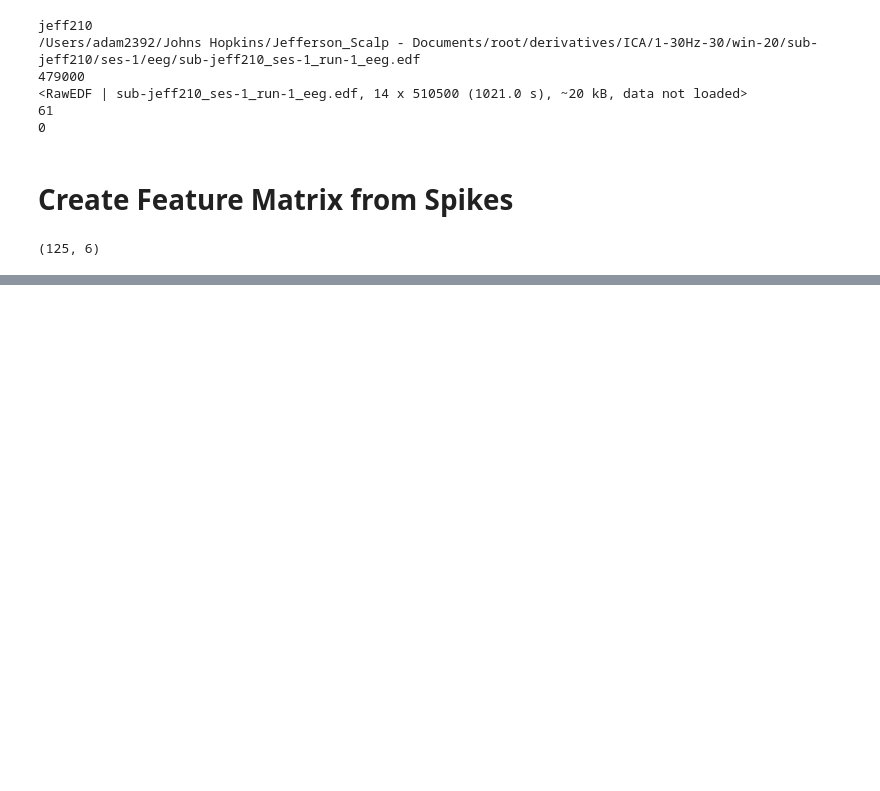
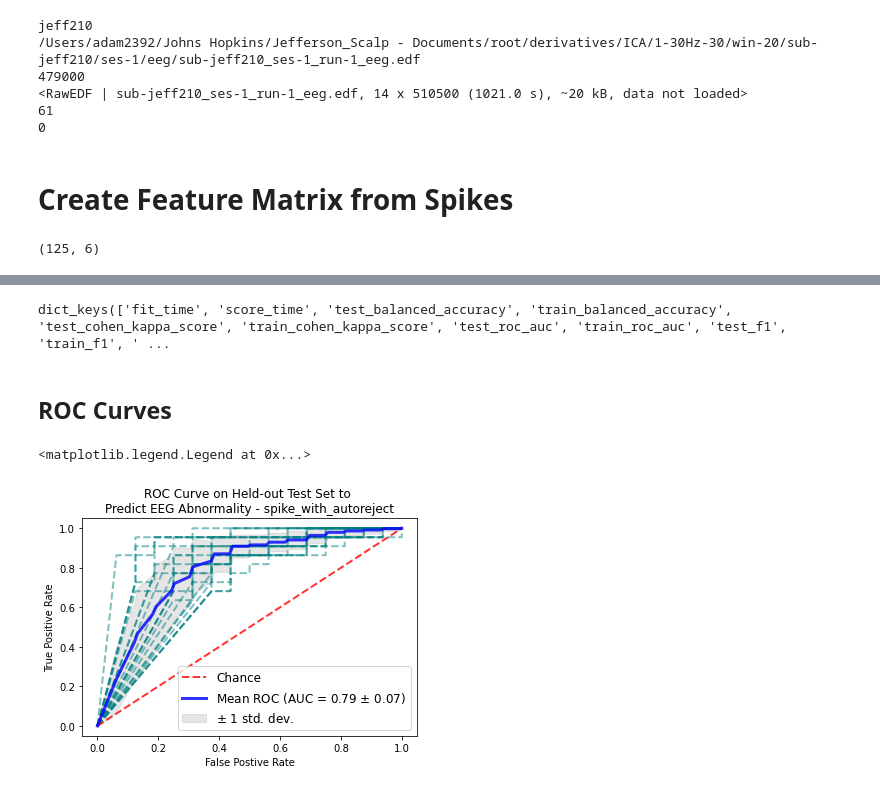
Before and after one commit to ncsl/episcalp, a Jupyter notebook: notebooks/cross_validation/autorejct_and_spike_analysis.ipynb, the cells around one changed output, grey strips where cells are left out. Drawn from its saved outputs; the diff is of its cells as text; code cells hidden in the pictures; blank space fills up the shorter version.

```diff
--- a/notebooks/cross_validation/autorejct_and_spike_analysis.ipynb
+++ b/notebooks/cross_validation/autorejct_and_spike_analysis.ipynb
@@ -230,0 +400,17 @@ print(spike_features.shape)
+# %%
+# run cross-validation
+scores = cross_validate(
+    clf,
+    X,
+    y,
+    groups=subjects,
+    cv=cv,
+    scoring=scoring,
+    return_estimator=True,
+    return_train_score=True,
+    n_jobs=-1,
+    error_score="raise",
+)
+
+# get the estimators
+estimators = scores.pop("estimator")
@@ -230,0 +537,3 @@ print(spike_features.shape)
+# %%
+# add metadata
+scores["y_classes"] = y_classes
@@ -230,0 +556,6 @@ print(spike_features.shape)
+# %%
+print(scores.keys())
+# %% [output]
+dict_keys(['fit_time', 'score_time', 'test_balanced_accuracy', 'train_balanced_accuracy', 'test_cohen_kappa_score', 'train_cohen_kappa_score', 'test_roc_auc', 'train_roc_auc', 'test_f1', 'train_f1', ' ...
+# %% [markdown]
+## ROC Curves
@@ -230,0 +599,43 @@ print(spike_features.shape)
+# %%
+which_set = "test"
+fig, ax = plt.subplots()
+
+for idx in range(n_splits):
+    fpr = scores[f"{which_set}_fpr"][idx]
+    tpr = scores[f"{which_set}_tpr"][idx]
+
+    ax.plot(fpr, tpr, color="teal", lw=2, alpha=0.5, ls="--")
+
+ax.plot([0, 1], [0, 1], linestyle="--", lw=2, color="r", label="Chance", alpha=0.8)
+ax.plot(
+    mean_fpr,
+    mean_tpr,
+    color="b",
+    label=r"Mean ROC (AUC = %0.2f $\pm$ %0.2f)" % (mean_auc, std_auc),
+    lw=3,
+    alpha=0.8,
+)
+
+
+ax.fill_between(
+    mean_fpr,
+    tprs_lower,
+    tprs_upper,
+    color="grey",
+    alpha=0.2,
+    label=r"$\pm$ 1 std. dev.",
+)
+ax.set(
+    xlim=[-0.05, 1.05],
+    ylim=[-0.05, 1.05],
+    title=f"ROC Curve on Held-out Test Set to \nPredict EEG Abnormality - {exp_name}",
+    xlabel="False Postive Rate",
+    ylabel="True Positive Rate",
+)
+ax.legend(loc="lower right", fontsize=12)
+
+# And save it to PDF
+# fig.savefig(figure_dir / f"roc_curve_{exp_name}.pdf", bbox_inches="tight")
+# %% [output]
+<matplotlib.legend.Legend at 0x...>
+[figure, added]
```
Also changed, not shown: parts of 23 cells of this notebook, 2 other files.
